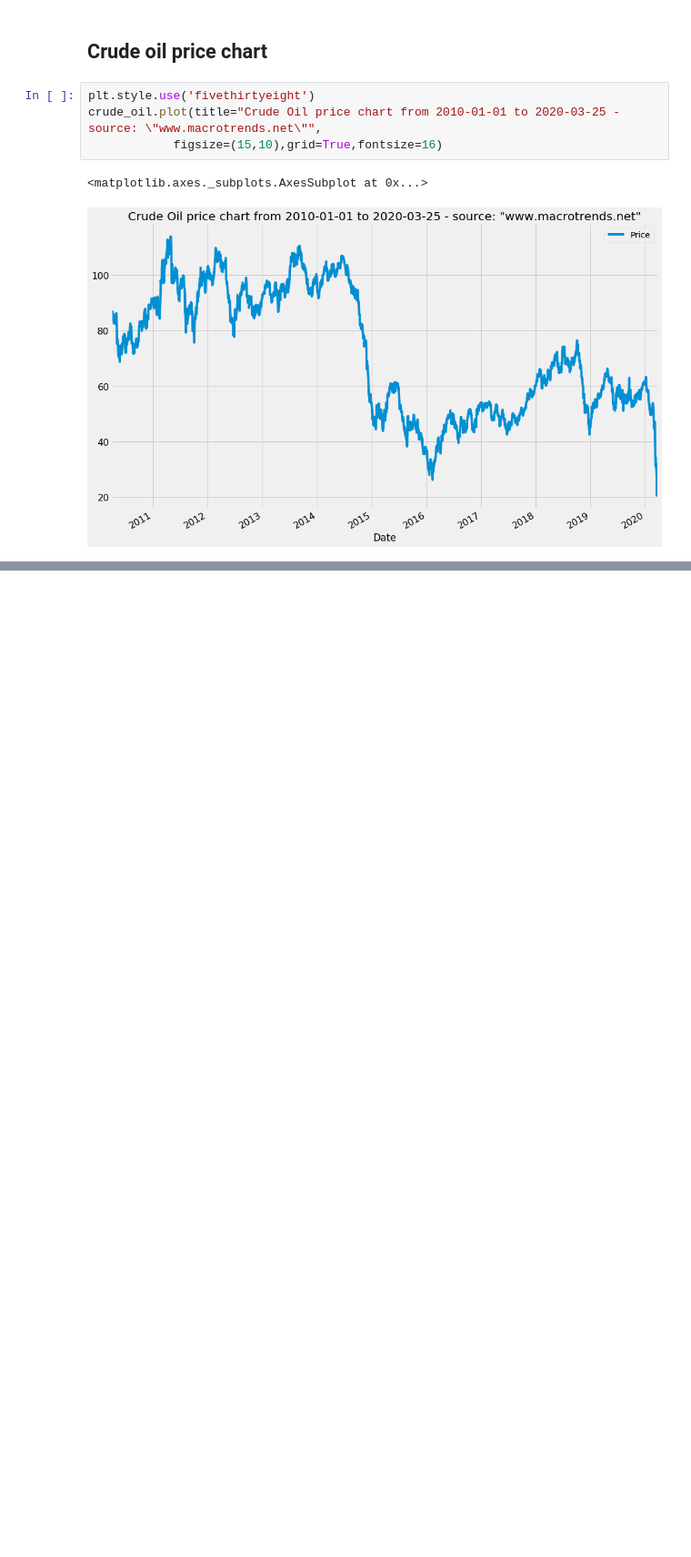
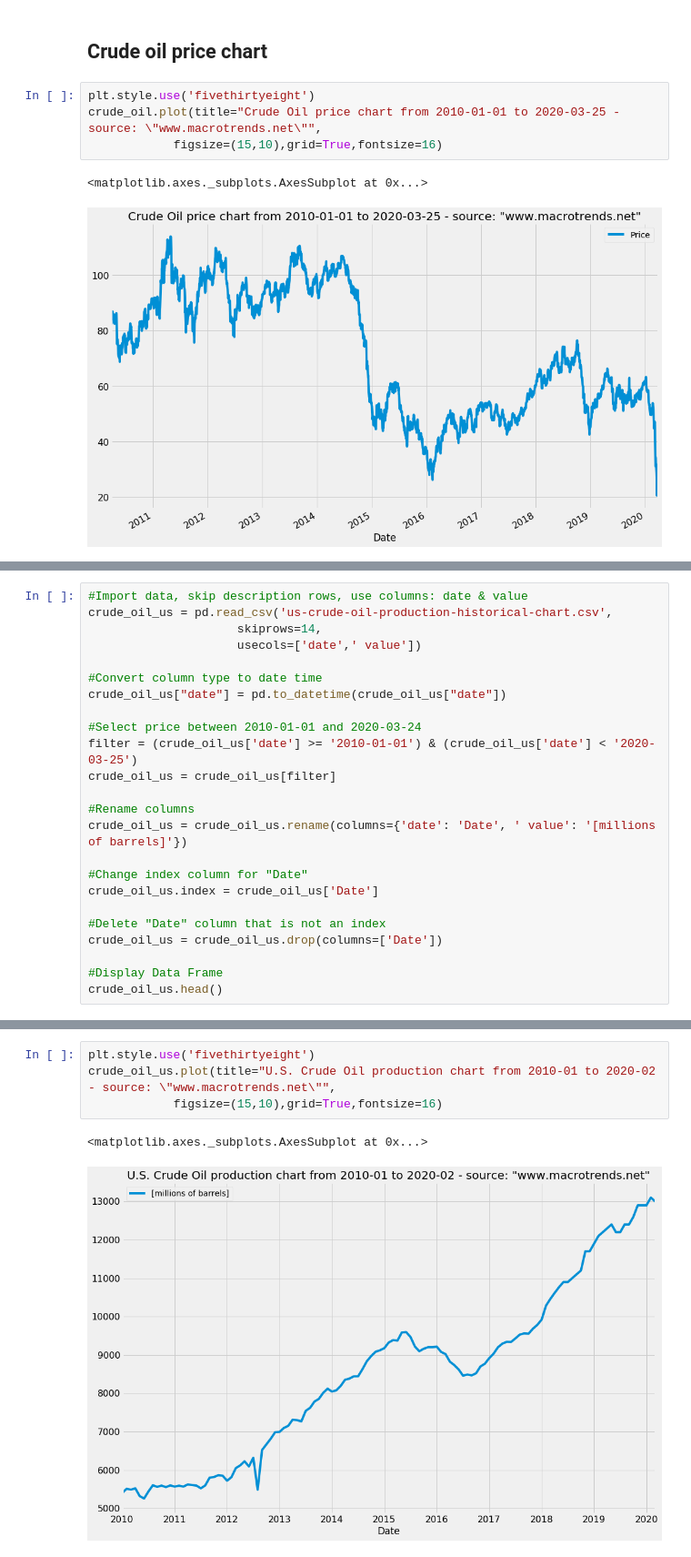
Before and after one commit to azagorowski/Analysis-and-forecast-of-stock-exchange-price-based-on-selected-indicators-using-machine-learning, a Jupyter notebook: scripts/Crude_oil.ipynb, the cells around one changed output, grey strips where cells are left out. Shown: that part at 91% size. Saved outputs shown, nothing was run; the diff lists cells and outputs as text; blank space fills up the shorter version.

```diff
--- a/scripts/Crude_oil.ipynb
+++ b/scripts/Crude_oil.ipynb
@@ -59,0 +103,24 @@ crude_oil.plot(title="Crude Oil price chart from 2010-01-01 to 2020-03-25 - sour
+# %%
+#Import data, skip description rows, use columns: date & value
+crude_oil_us = pd.read_csv('us-crude-oil-production-historical-chart.csv',
+                     skiprows=14,
+                     usecols=['date',' value'])
+
+#Convert column type to date time
+crude_oil_us["date"] = pd.to_datetime(crude_oil_us["date"])
+
+#Select price between 2010-01-01 and 2020-03-24
+filter = (crude_oil_us['date'] >= '2010-01-01') & (crude_oil_us['date'] < '2020-03-25')
+crude_oil_us = crude_oil_us[filter]
+
+#Rename columns
+crude_oil_us = crude_oil_us.rename(columns={'date': 'Date', ' value': '[millions of barrels]'})
+
+#Change index column for "Date"
+crude_oil_us.index = crude_oil_us['Date']
+
+#Delete "Date" column that is not an index
+crude_oil_us = crude_oil_us.drop(columns=['Date'])
+
+#Display Data Frame
+crude_oil_us.head()
@@ -59,0 +135,7 @@ crude_oil.plot(title="Crude Oil price chart from 2010-01-01 to 2020-03-25 - sour
+# %%
+plt.style.use('fivethirtyeight')
+crude_oil_us.plot(title="U.S. Crude Oil production chart from 2010-01 to 2020-02 - source: \"www.macrotrends.net\"",
+            figsize=(15,10),grid=True,fontsize=16)
+# %% [output]
+<matplotlib.axes._subplots.AxesSubplot at 0x...>
+[figure, added]
```
Also changed, not shown: parts of 6 cells of this notebook.
